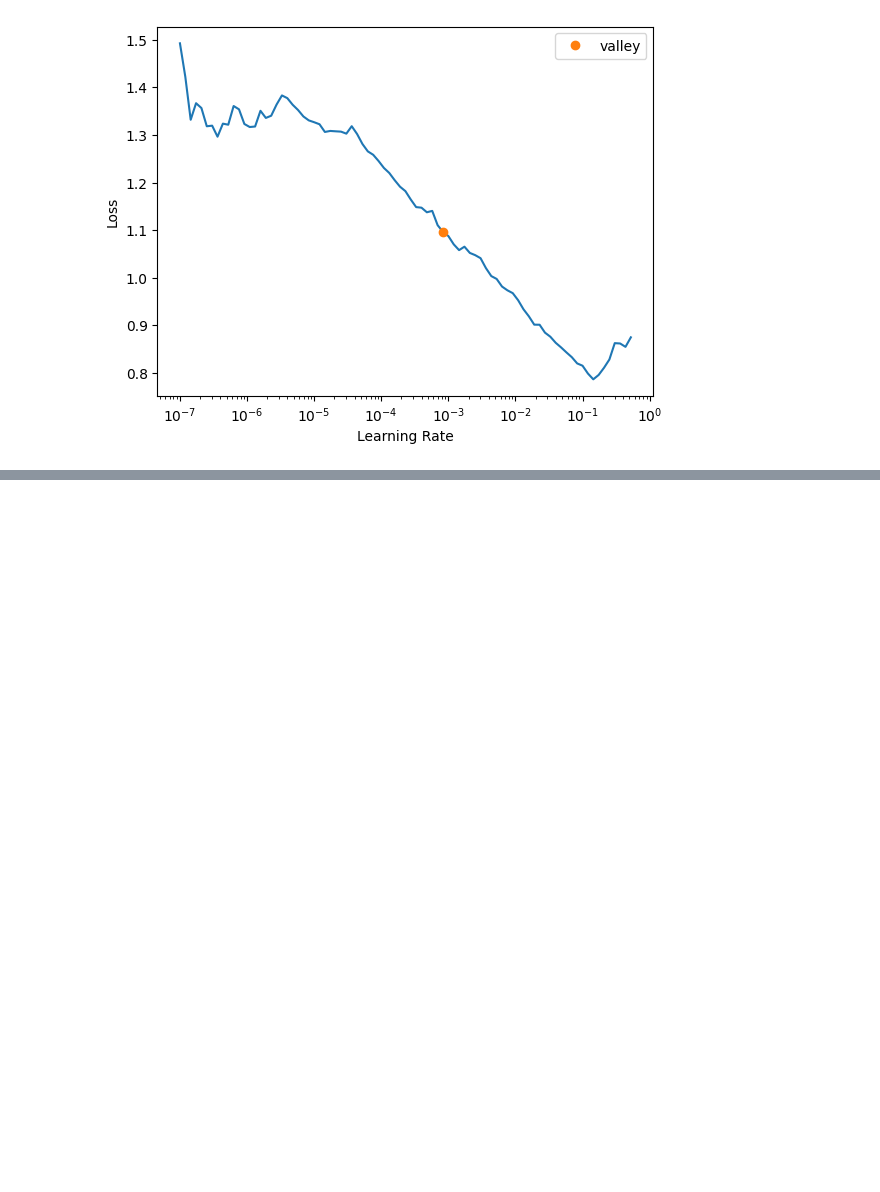
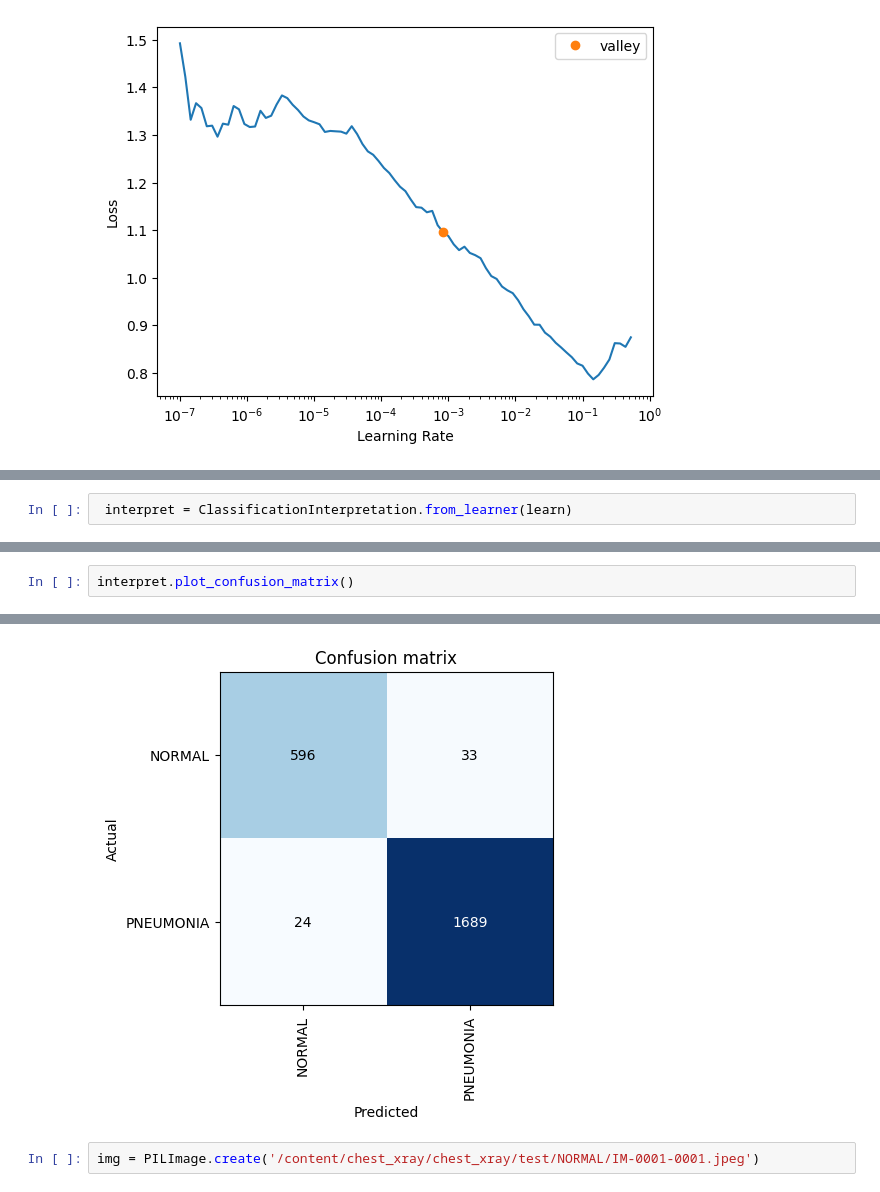
Before and after one commit to uzmaa29/Pneumonia-Detection, a Jupyter notebook: pnuemonia_prediction.ipynb, the cells around one changed output, grey strips where cells are left out. Drawn from its saved outputs; the diff is of its cells as text; blank space fills up the shorter version.

```diff
--- a/pnuemonia_prediction.ipynb
+++ b/pnuemonia_prediction.ipynb
@@ -73,0 +73,2 @@ learn.fit_one_cycle(4, slice(lr1, lr2))
+# %%
+ interpret = ClassificationInterpretation.from_learner(learn)
@@ -73,0 +77,3 @@ learn.fit_one_cycle(4, slice(lr1, lr2))
+# %%
+interpret.plot_confusion_matrix()
+# %% [output]
@@ -73,0 +81,3 @@ learn.fit_one_cycle(4, slice(lr1, lr2))
+[figure, added]
+# %%
+img = PILImage.create('/content/chest_xray/chest_xray/test/NORMAL/IM-0001-0001.jpeg')
```
Also changed, not shown: parts of 8 cells of this notebook.
